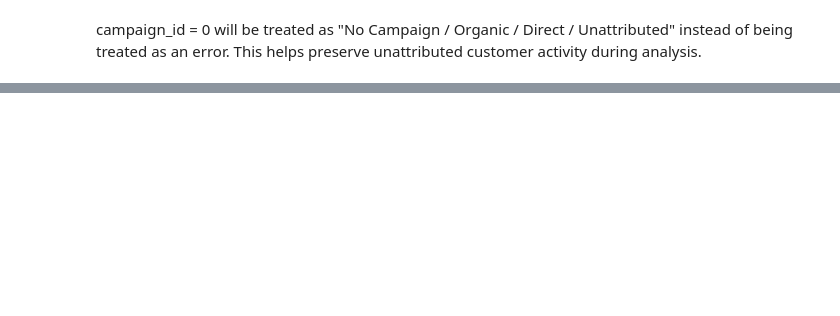
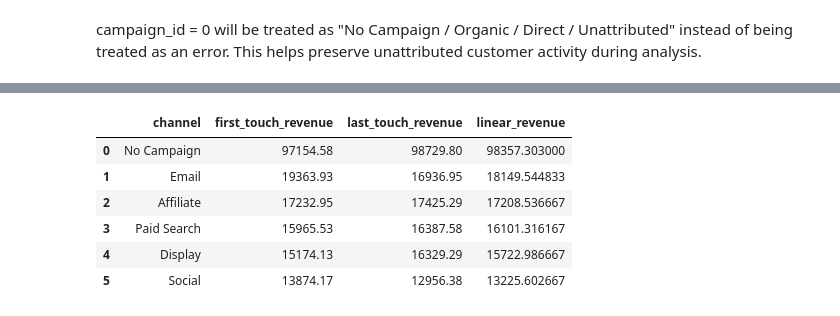
Before and after one commit to Tamoze/Marketing-Attribution-ROI-Dashboard, a Jupyter notebook: notebook/Asmitha_data_validation.ipynb, the cells around one changed output, grey strips where cells are left out. Drawn from its saved outputs; the diff is of its cells as text; code cells hidden in the pictures; blank space fills up the shorter version.

```diff
--- a/notebook/Asmitha_data_validation.ipynb
+++ b/notebook/Asmitha_data_validation.ipynb
@@ -364,0 +672,22 @@ campaign_id = 0 will be treated as "No Campaign / Organic / Direct / Unattribute
+# %%
+attribution_by_channel = (
+    touchpoints_sample
+    .groupby("channel", dropna=False)[[
+        "first_touch_revenue",
+        "last_touch_revenue",
+        "linear_revenue"
+    ]]
+    .sum()
+    .sort_values("linear_revenue", ascending=False)
+    .reset_index()
+)
+
+attribution_by_channel
+# %% [output]
+|  | channel | first_touch_revenue | last_touch_revenue | linear_revenue |
+| 0 | No Campaign | 97154.58 | 98729.80 | 98357.303000 |
+| 1 | Email | 19363.93 | 16936.95 | 18149.544833 |
+| 2 | Affiliate | 17232.95 | 17425.29 | 17208.536667 |
+| 3 | Paid Search | 15965.53 | 16387.58 | 16101.316167 |
+| 4 | Display | 15174.13 | 16329.29 | 15722.986667 |
+| 5 | Social | 13874.17 | 12956.38 | 13225.602667 |
```
Also changed, not shown: parts of 13 cells of this notebook.
